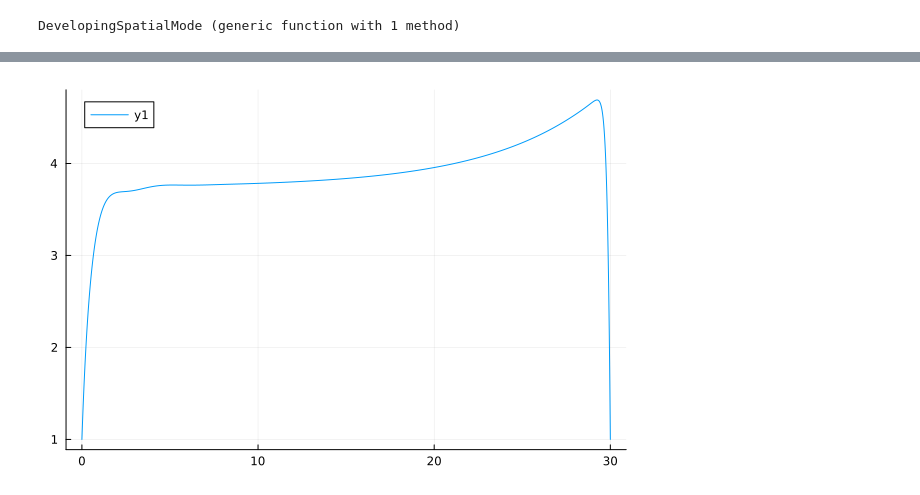
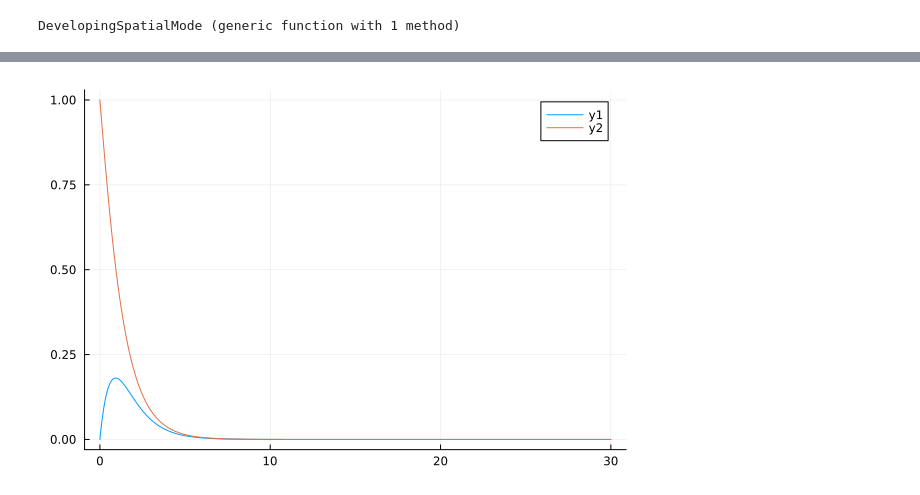
Before and after one commit to HaojieZhang917/compressible_bek, a Jupyter notebook: TwoDisk/BaseFlow.ipynb, the cells around one changed output, grey strips where cells are left out. Cells and saved outputs as stored; diff of their text form; code cells hidden in the pictures.

```diff
--- a/TwoDisk/BaseFlow.ipynb
+++ b/TwoDisk/BaseFlow.ipynb
@@ -82,17 +31 @@ plot(x,v0.-1)
-# %%
-N_cheb = 9
-Ro = 1
-Tw = 1
-Mr = 0.1
-gamma = 1.4
-sigma = 0.72
-Co = 2-Ro-Ro^2
-be = 0.115
-num = 1
-omega = 0.0
-F,G,H,T,rho,z,lam,kappa,D,D2 = BF(N_cheb,Ro,Tw,Mr)
-R = 27.4
-Ma = Mr/R
-eigval1,eigvec1 = eigsol(F,G,H,rho,lam,kappa,T,sigma,gamma,R,Ma,omega,be,N_cheb,Ro,Co,D,D2,0.5,num)
-eigval1
 # %%
@@ -272,4 +236,6 @@ T = CRD_BF.T_var(Mr,f,q,Tw,gamma)
-# %%
-plot(t,T)
-# %% [output]
-[figure, removed]
+# %%
+plot(x,u0)
+plot!(x,v0)
+# plot!(x,w0)
+# %% [output]
+[figure, added]
```
Also changed, not shown: parts of 13 cells of this notebook, 13 other files.
